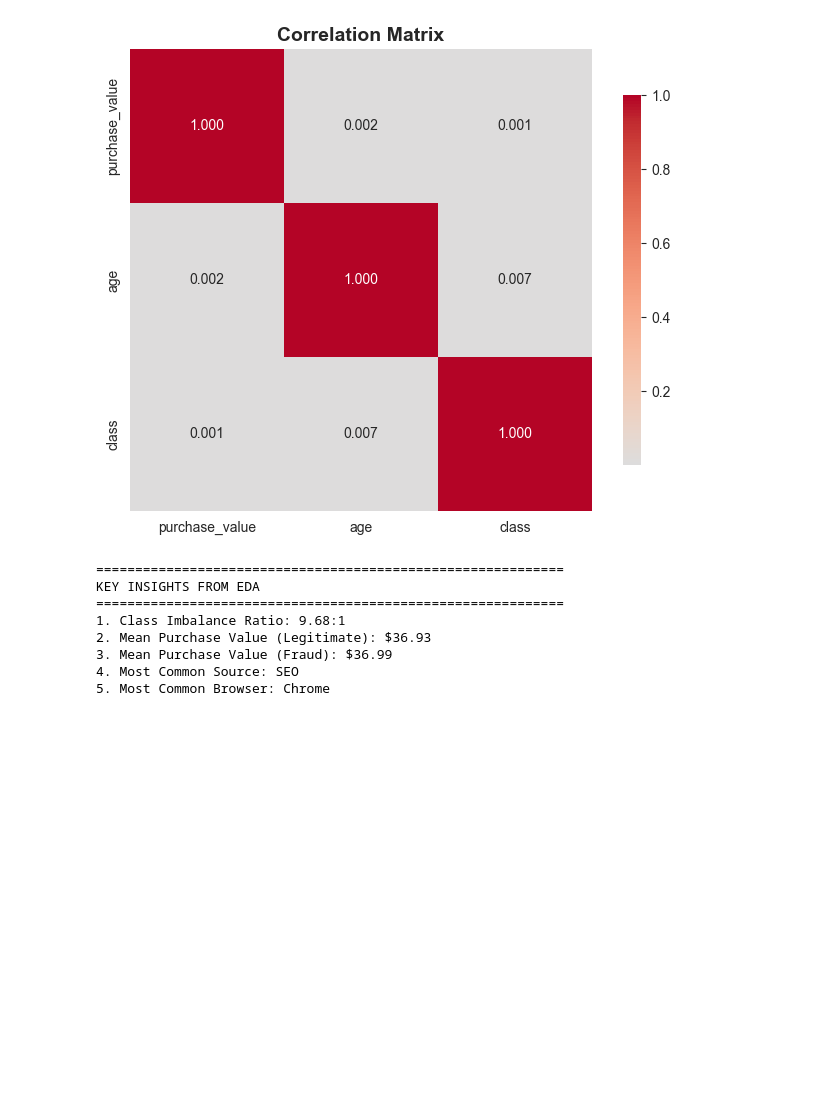
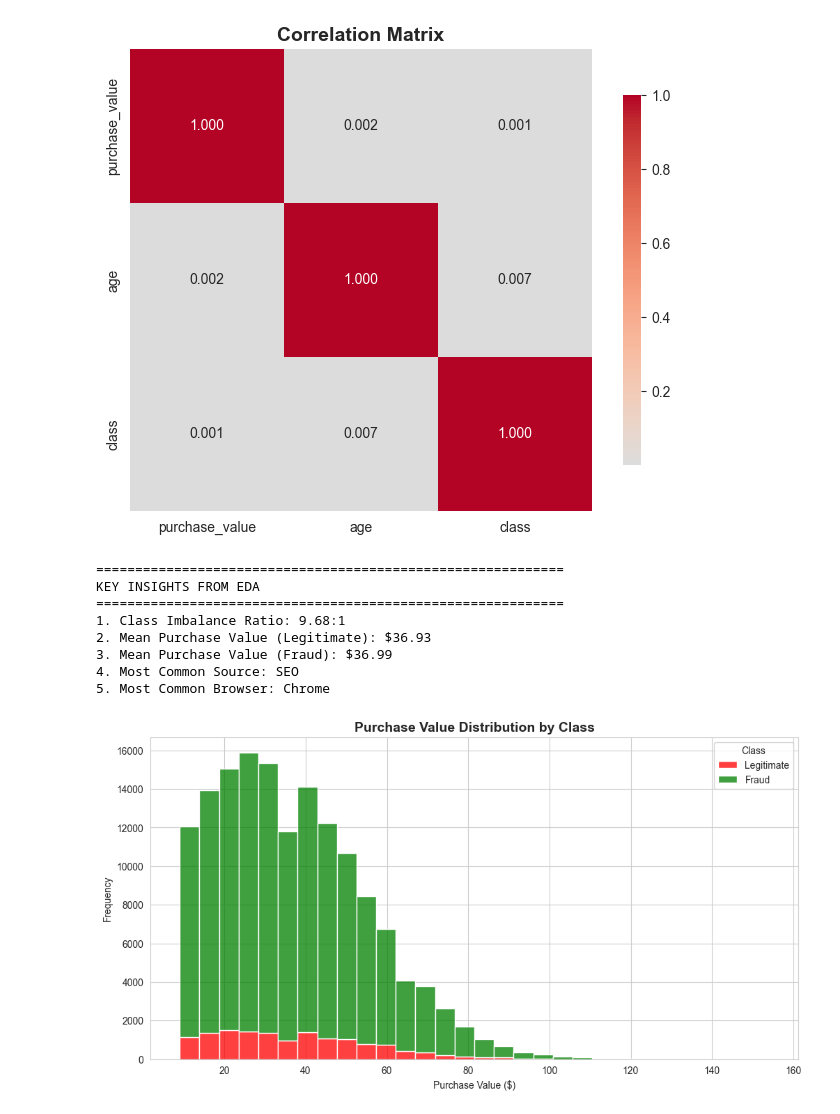
Before and after one commit to GrimVad3r/Improved-detection-of-fraud-cases-for-e-commerce-and-bank-transactions-Week-5_and_Week-6, a Jupyter notebook: notebooks/eda-fraud-data.ipynb, the cells around one changed output. Cells and saved outputs as stored; diff of their text form; code cells hidden in the pictures; blank space fills up the shorter version.

Commit message:
Feat : Updated Eda-Fraud-Data Notebook

```diff
--- a/notebooks/eda-fraud-data.ipynb
+++ b/notebooks/eda-fraud-data.ipynb
@@ -275,3 +275,15 @@ KEY INSIGHTS FROM EDA
 3. Mean Purchase Value (Fraud): $36.99
 4. Most Common Source: SEO
 5. Most Common Browser: Chrome
+# %%
+# Visualize Purchase Value Distribution by Class
+
+sns.histplot(data=df_cleaned, x='purchase_value', hue='class', multiple='stack', bins=30, palette={0: 'green', 1: 'red'})
+plt.title('Purchase Value Distribution by Class', fontsize=14, fontweight='bold')
+plt.legend(title='Class', labels=['Legitimate', 'Fraud'])
+plt.xlabel('Purchase Value ($)')
+plt.ylabel('Frequency')
+plt.savefig('figures/Purchase Value Distribution by Class.png', dpi=300, bbox_inches='tight')
+plt.show()
+# %% [output]
+[figure, added]
```
Also changed, not shown: parts of 10 cells of this notebook, 2 other files.
